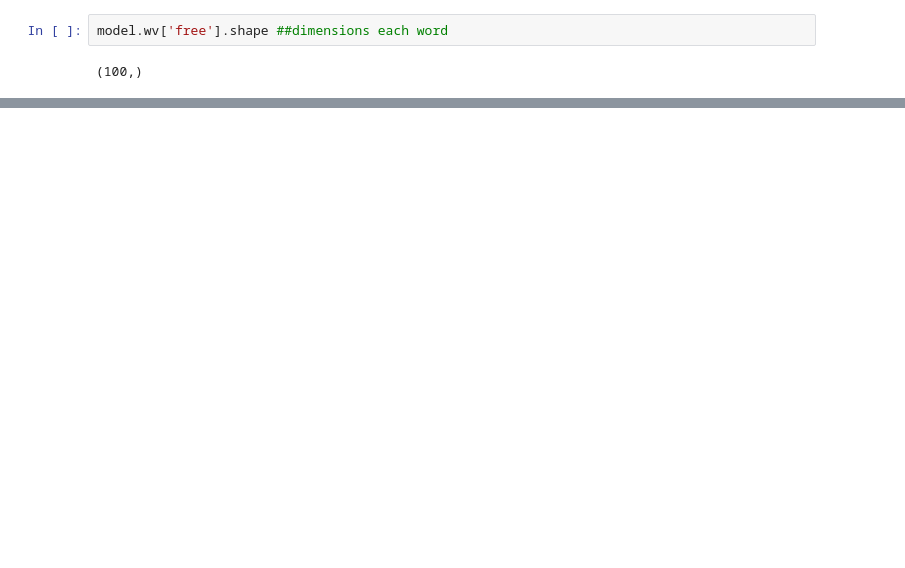
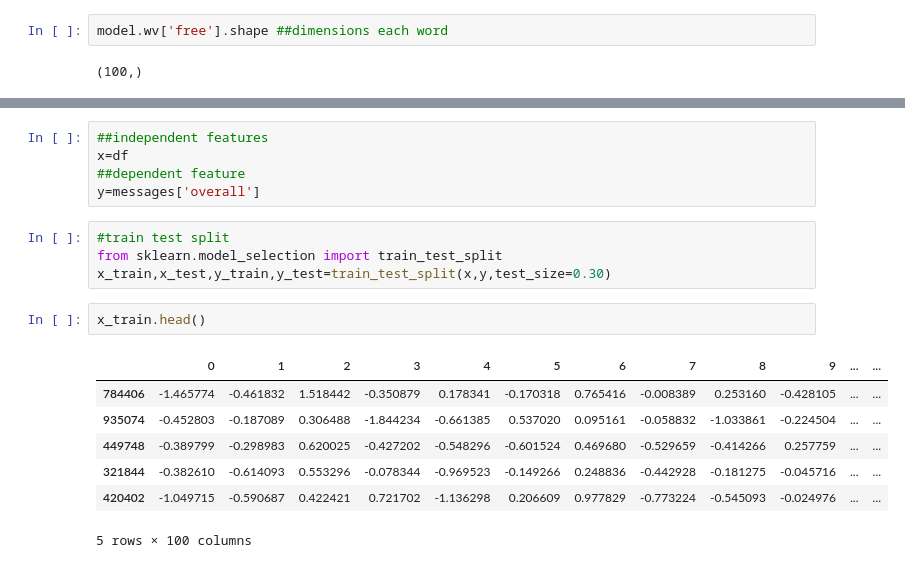
Before and after one commit to rajputporika02/NLP_Sentiment_analysis, a Jupyter notebook: experiments.ipynb, the cells around one changed output, grey strips where cells are left out. Saved outputs shown, nothing was run; the diff lists cells and outputs as text; blank space fills up the shorter version.

```diff
--- a/experiments.ipynb
+++ b/experiments.ipynb
@@ -510,0 +604,19 @@ x_loaded = np.load("x.npy", allow_pickle=True)
+# %%
+##independent features
+x=df
+##dependent feature
+y=messages['overall']
+# %%
+#train test split
+from sklearn.model_selection import train_test_split
+x_train,x_test,y_train,y_test=train_test_split(x,y,test_size=0.30)
+# %%
+x_train.head()
+# %% [output]
+|  | 0 | 1 | 2 | 3 | 4 | 5 | 6 | 7 | 8 | 9 | ... | ... |
+| 784406 | -1.465774 | -0.461832 | 1.518442 | -0.350879 | 0.178341 | -0.170318 | 0.765416 | -0.008389 | 0.253160 | -0.428105 | ... | ... |
+| 935074 | -0.452803 | -0.187089 | 0.306488 | -1.844234 | -0.661385 | 0.537020 | 0.095161 | -0.058832 | -1.033861 | -0.224504 | ... | ... |
+| 449748 | -0.389799 | -0.298983 | 0.620025 | -0.427202 | -0.548296 | -0.601524 | 0.469680 | -0.529659 | -0.414266 | 0.257759 | ... | ... |
+| 321844 | -0.382610 | -0.614093 | 0.553296 | -0.078344 | -0.969523 | -0.149266 | 0.248836 | -0.442928 | -0.181275 | -0.045716 | ... | ... |
+| 420402 | -1.049715 | -0.590687 | 0.422421 | 0.721702 | -1.136298 | 0.206609 | 0.977829 | -0.773224 | -0.545093 | -0.024976 | ... | ... |
+5 rows × 100 columns
```
Also changed, not shown: parts of 34 cells of this notebook, 11 other files.
